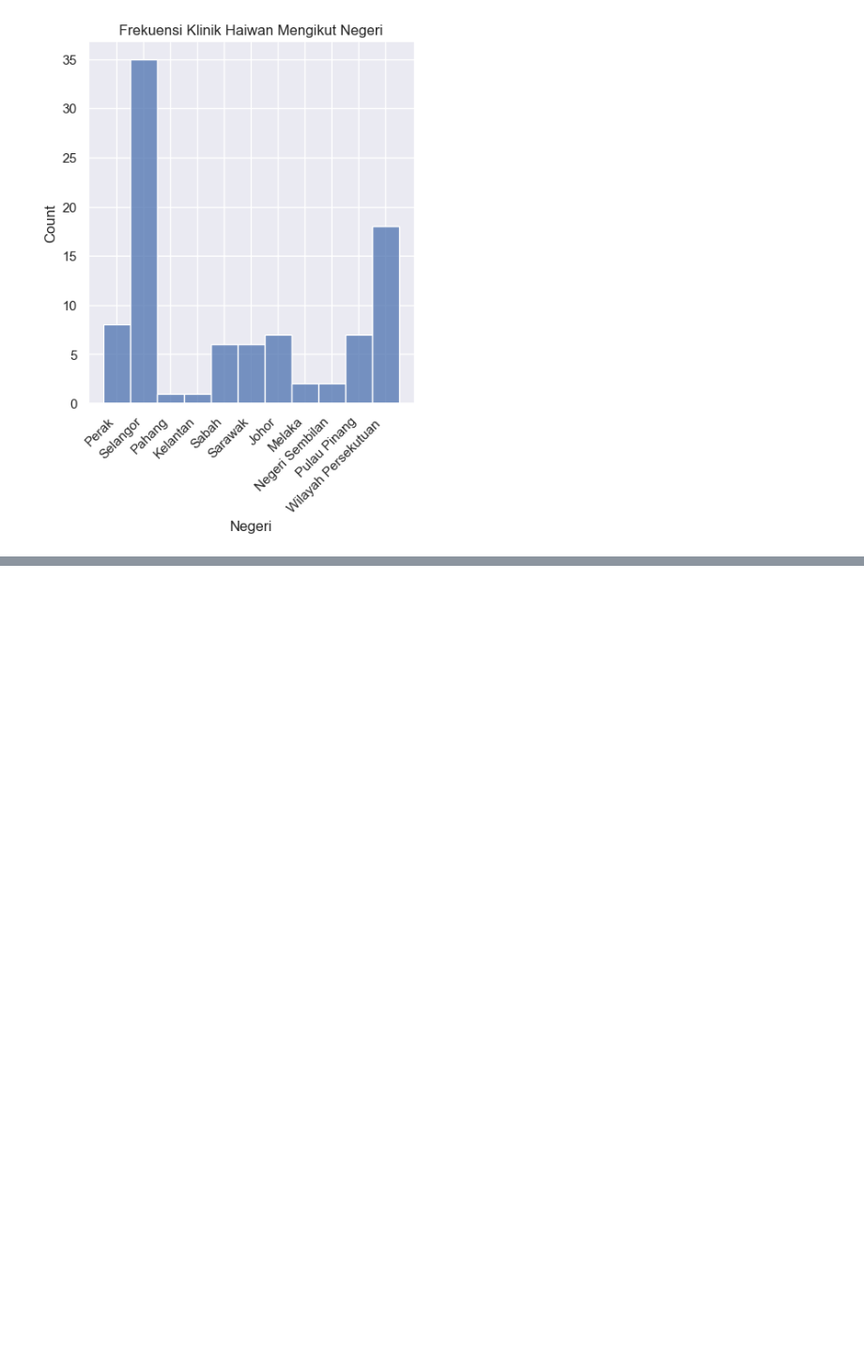
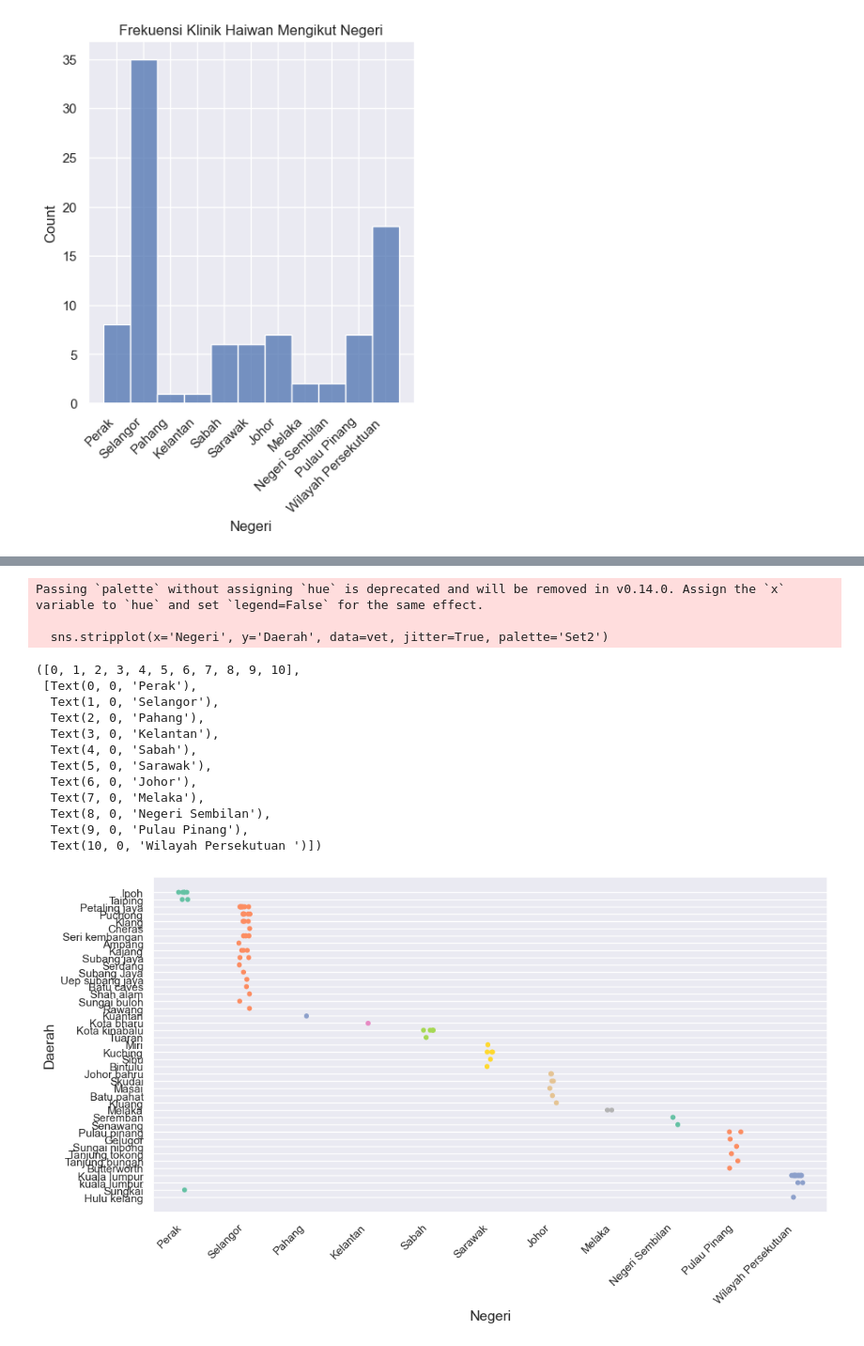
Before and after one commit to oishylea/MalaysiaVetServices, a Jupyter notebook: MalaysiaVetServices.ipynb, the cells around one changed output, grey strips where cells are left out. Shown: that part at 94% size. Drawn from its saved outputs; the diff is of its cells as text; code cells hidden in the pictures; blank space fills up the shorter version.

```diff
--- a/MalaysiaVetServices.ipynb
+++ b/MalaysiaVetServices.ipynb
@@ -488,0 +498,25 @@ Passing `palette` without assigning `hue` is deprecated and will be removed in v
+# %%
+plt.figure(figsize=(12, 6))
+sns.stripplot(x='Negeri', y='Daerah', data=vet, jitter=True, palette='Set2')
+
+plt.xlabel('Negeri', fontsize=14)
+plt.ylabel('Daerah', fontsize=14)
+
+plt.xticks(rotation=45, ha='right')
+# %% [output]
+Passing `palette` without assigning `hue` is deprecated and will be removed in v0.14.0. Assign the `x` variable to `hue` and set `legend=False` for the same effect.
+
+  sns.stripplot(x='Negeri', y='Daerah', data=vet, jitter=True, palette='Set2')
+([0, 1, 2, 3, 4, 5, 6, 7, 8, 9, 10],
+ [Text(0, 0, 'Perak'),
+  Text(1, 0, 'Selangor'),
+  Text(2, 0, 'Pahang'),
+  Text(3, 0, 'Kelantan'),
+  Text(4, 0, 'Sabah'),
+  Text(5, 0, 'Sarawak'),
+  Text(6, 0, 'Johor'),
+  Text(7, 0, 'Melaka'),
+  Text(8, 0, 'Negeri Sembilan'),
+  Text(9, 0, 'Pulau Pinang'),
+  Text(10, 0, 'Wilayah Persekutuan ')])
+[figure, added]
```
Also changed, not shown: parts of 4 cells of this notebook.
